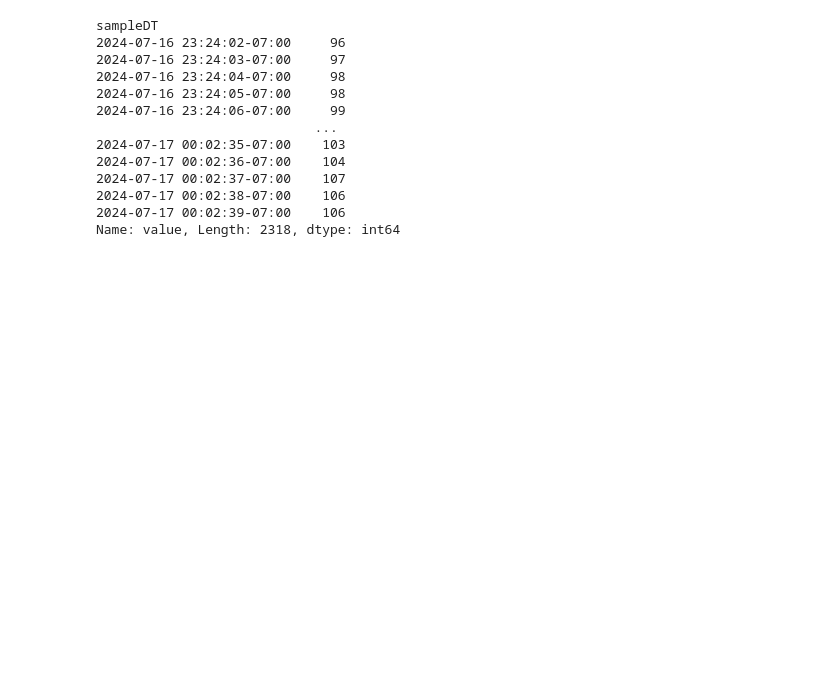
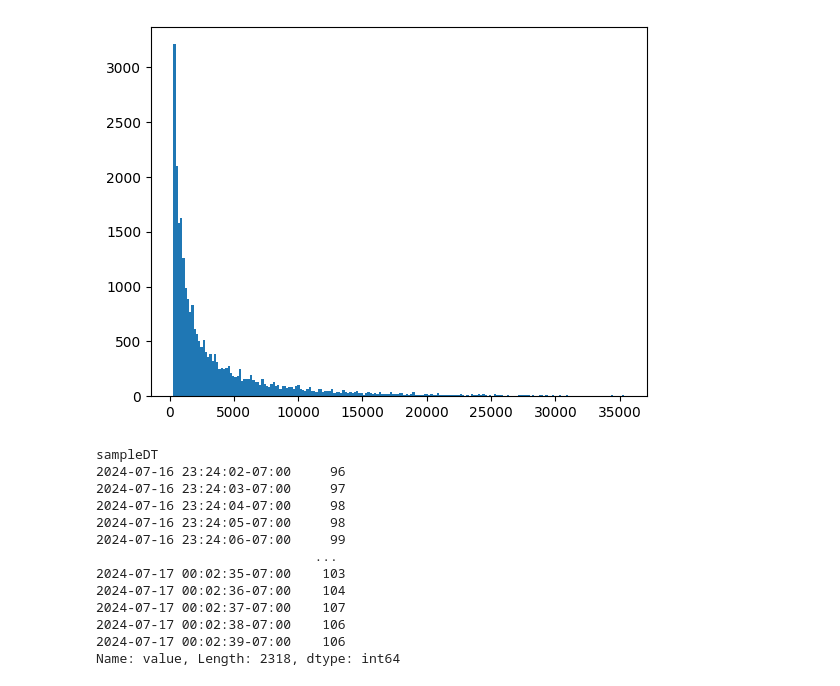
Before and after one commit to AbhikChowdhury6/dataImport, a Jupyter notebook: analyisis/groupingHRs.ipynb, the cells around one changed output. Drawn from its saved outputs; the diff is of its cells as text; code cells hidden in the pictures; blank space fills up the shorter version.

```diff
--- a/analyisis/groupingHRs.ipynb
+++ b/analyisis/groupingHRs.ipynb
@@ -32,17 +24,0 @@ timeToNextDF["timeToNextReading"]  =  betweenMesures
-# %%
-
-
-potentialGroups = []
-groupToAdd = []
-for i in range(len(timeToNextDF)):
-    if timeToNextDF["timeToNextReading"].iloc[i] < 20:
-        groupToAdd.append(timeToNextDF["sampleDT"].iloc[i])
-    elif groupToAdd[-1] - groupToAdd[0] > pd.Timedelta(minutes=5):
-        potentialGroups.append(groupToAdd)
-        groupToAdd = []
-    else:
-        groupToAdd = []
-
-
-
-groupBoundaries = [[x[0], x[-1]] for x in potentialGroups]
@@ -53,12 +24,0 @@ boundaryIndicators = index_diff[index_diff > 1].index.to_list()
-# %%
-clusterStartIndex = 0
-groupBoundaries = []
-for bii in range(len(boundaryIndicators)): #bii being boundaryIndicatorIndex
-    startTime = timeToNextDF["sampleDT"].iloc[clusterStartIndex]
-    endTime = timeToNextDF["sampleDT"].iloc[boundaryIndicators[bii]]
-    if endTime - startTime >= pd.Timedelta(minutes=5):
-        groupBoundaries.append([startTime, endTime])
-
-    clusterStartIndex = boundaryIndicators[bii] + 1
-
-groupBoundaries[0]
@@ -151,0 +71,7 @@ def getIntersectingGroups():
+# %%
+groupTimes = [(x[1] - x[0]).total_seconds() for x in groupBoundaries]
+import matplotlib.pyplot as plt
+plt.hist(sorted(groupTimes)[:26000],bins = 200)
+plt.show()
+# %% [output]
+[figure, added]
```
Also changed, not shown: parts of 16 cells of this notebook, 1 other file.
